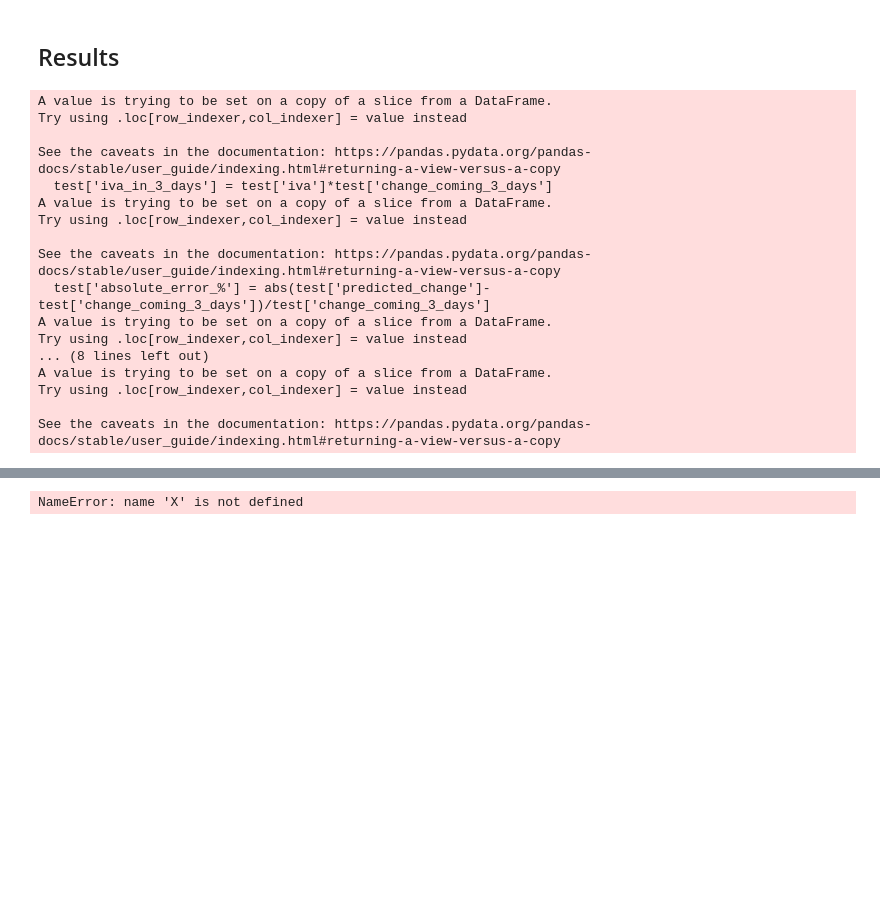
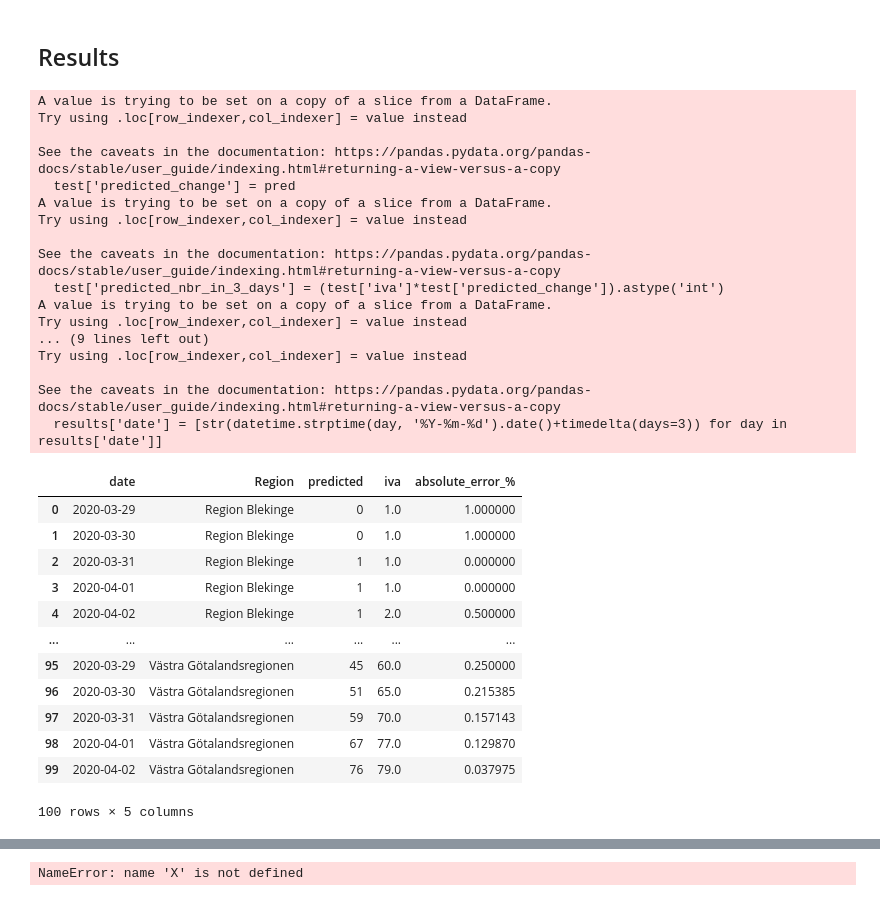
Before and after one commit to Virreb/vardoptimeraren, a Jupyter notebook: notebooks/fredrik/xgboost_2.ipynb, the cells around one changed output, grey strips where cells are left out. Saved outputs shown, nothing was run; the diff lists cells and outputs as text; code cells hidden in the pictures; blank space fills up the shorter version.

```diff
--- a/notebooks/fredrik/xgboost_2.ipynb
+++ b/notebooks/fredrik/xgboost_2.ipynb
@@ -14,24 +14,38 @@ The autoreload extension is already loaded. To reload it, use:
 # %%
 input_data = pd.read_csv('xgboost_input.csv')
 output_data, model = run_model.run_model()
 
 results = run_model.results(input_data, output_data)
+results
 # %% [output]
 A value is trying to be set on a copy of a slice from a DataFrame.
 Try using .loc[row_indexer,col_indexer] = value instead
 
 See the caveats in the documentation: https://pandas.pydata.org/pandas-docs/stable/user_guide/indexing.html#returning-a-view-versus-a-copy
-  test['iva_in_3_days'] = test['iva']*test['change_coming_3_days']
+  test['predicted_change'] = pred
 A value is trying to be set on a copy of a slice from a DataFrame.
 Try using .loc[row_indexer,col_indexer] = value instead
 
 See the caveats in the documentation: https://pandas.pydata.org/pandas-docs/stable/user_guide/indexing.html#returning-a-view-versus-a-copy
-  test['absolute_error_%'] = abs(test['predicted_change']-test['change_coming_3_days'])/test['change_coming_3_days']
+  test['predicted_nbr_in_3_days'] = (test['iva']*test['predicted_change']).astype('int')
 A value is trying to be set on a copy of a slice from a DataFrame.
 Try using .loc[row_indexer,col_indexer] = value instead
-... (8 lines left out)
-A value is trying to be set on a copy of a slice from a DataFrame.
+... (9 lines left out)
 Try using .loc[row_indexer,col_indexer] = value instead
 
 See the caveats in the documentation: https://pandas.pydata.org/pandas-docs/stable/user_guide/indexing.html#returning-a-view-versus-a-copy
+  results['date'] = [str(datetime.strptime(day, '%Y-%m-%d').date()+timedelta(days=3)) for day in results['date']]
+|  | date | Region | predicted | iva | absolute_error_% |
+| 0 | 2020-03-29 | Region Blekinge | 0 | 1.0 | 1.000000 |
+| 1 | 2020-03-30 | Region Blekinge | 0 | 1.0 | 1.000000 |
+| 2 | 2020-03-31 | Region Blekinge | 1 | 1.0 | 0.000000 |
+| 3 | 2020-04-01 | Region Blekinge | 1 | 1.0 | 0.000000 |
+| 4 | 2020-04-02 | Region Blekinge | 1 | 2.0 | 0.500000 |
+| ... | ... | ... | ... | ... | ... |
+| 95 | 2020-03-29 | Västra Götalandsregionen | 45 | 60.0 | 0.250000 |
+| 96 | 2020-03-30 | Västra Götalandsregionen | 51 | 65.0 | 0.215385 |
+| 97 | 2020-03-31 | Västra Götalandsregionen | 59 | 70.0 | 0.157143 |
+| 98 | 2020-04-01 | Västra Götalandsregionen | 67 | 77.0 | 0.129870 |
+| 99 | 2020-04-02 | Västra Götalandsregionen | 76 | 79.0 | 0.037975 |
+100 rows × 5 columns
 # %%
```
Also changed, not shown: parts of 1 cell of this notebook, 7 other files.
